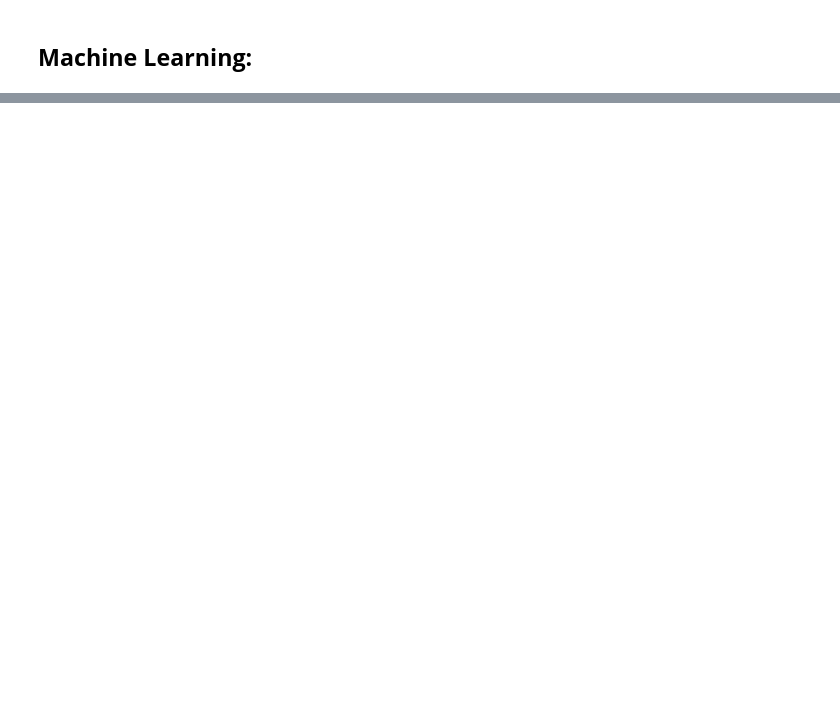
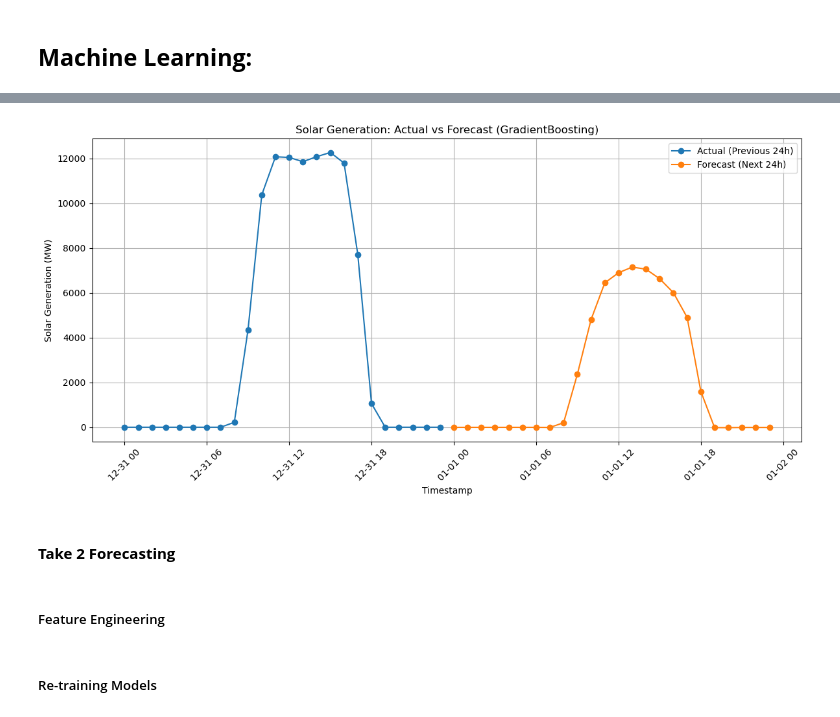
Before and after one commit to toviyahw/ercot-solar-analysis, a Jupyter notebook: Solar_Data_Analysis.ipynb, the cells around one changed output, grey strips where cells are left out. Saved outputs shown, nothing was run; the diff lists cells and outputs as text; code cells hidden in the pictures; blank space fills up the shorter version.

```diff
--- a/Solar_Data_Analysis.ipynb
+++ b/Solar_Data_Analysis.ipynb
@@ -1341,0 +641,23 @@ plt.show()
+# %%
+# get the last 24 hours of actual solar generation for comparison
+actual_recent = sdf[['timestamp', 'solar_system']].iloc[-24:]
+
+# plot actual vs predicted
+plt.figure(figsize=(12, 6))
+plt.plot(actual_recent['timestamp'], actual_recent['solar_system'], label='Actual (Previous 24h)', marker='o')
+plt.plot(forecast_df['timestamp'], forecast_df['predicted_solar'], label='Forecast (Next 24h)', marker='o')
+
+plt.title('Solar Generation: Actual vs Forecast (GradientBoosting)')
+plt.xlabel('Timestamp')
+plt.ylabel('Solar Generation (MW)')
+plt.xticks(rotation=45)
+plt.grid(True)
+plt.legend()
+plt.tight_layout()
+plt.show()
+# %% [output]
+[figure, added]
+# %% [markdown]
+#### **Take 2 Forecasting**
+# %% [markdown]
+##### Feature Engineering
@@ -1341,0 +707,2 @@ plt.show()
+# %% [markdown]
+##### Re-training Models
```
Also changed, not shown: parts of 118 cells of this notebook, 8 other files.
